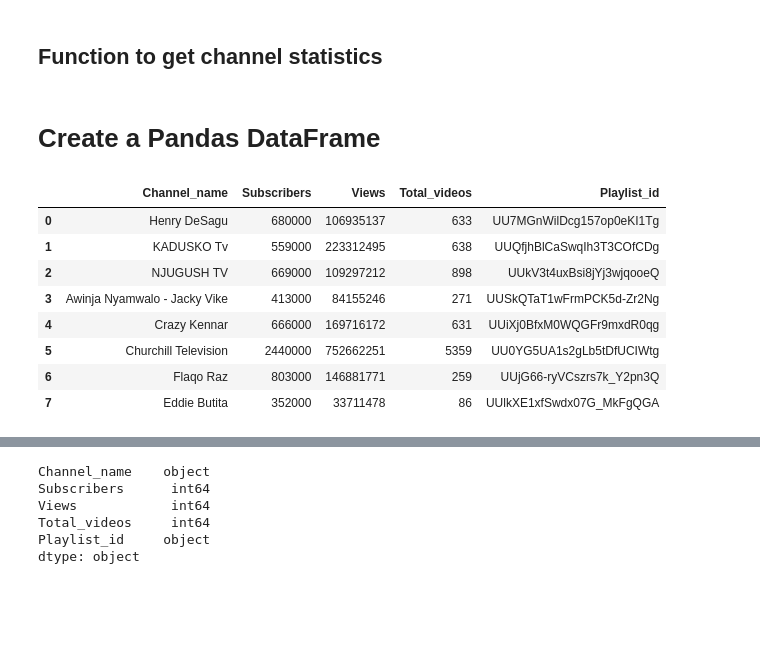
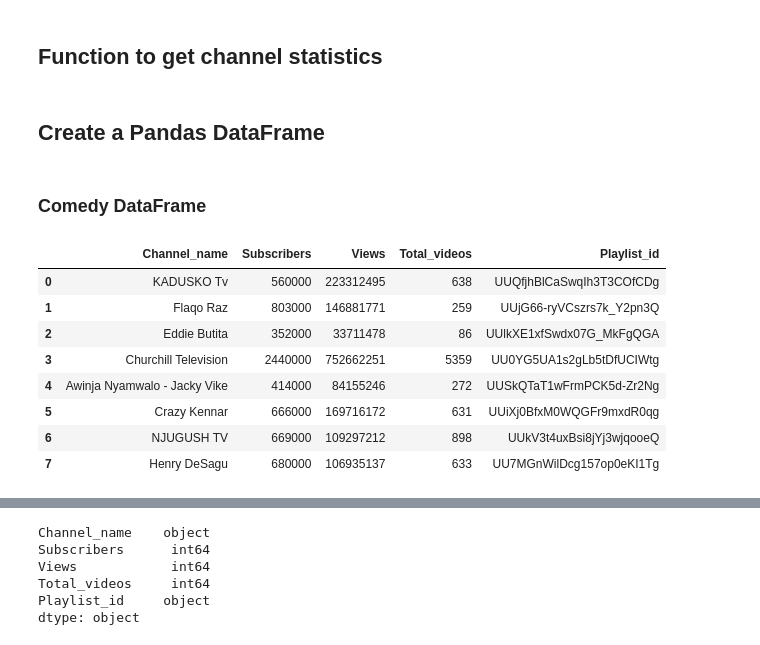
Before and after one commit to The-alpha-male/Kenya-YouTube-Analysis-Using-YouTube-API, a Jupyter notebook: Category_analysis.ipynb, the cells around one changed output, grey strips where cells are left out. Cells and saved outputs as stored; diff of their text form; code cells hidden in the pictures; blank space fills up the shorter version.

```diff
--- a/Category_analysis.ipynb
+++ b/Category_analysis.ipynb
@@ -52,16 +166,18 @@ def get_channel_stats(youtube, channel_ids):
 # %% [markdown]
-# Create a Pandas DataFrame
+## Create a Pandas DataFrame
+# %% [markdown]
+### Comedy DataFrame
 # %%
-channel_stats = get_channel_stats(youtube,channel_ids)
-channel_data = pd.DataFrame(channel_stats)
-channel_data
+comedy_channel_stats = get_channel_stats(youtube_comedy, comedy_channel_ids)
+comedy_channel_data = pd.DataFrame(comedy_channel_stats)
+comedy_channel_data
 # %% [output]
 |  | Channel_name | Subscribers | Views | Total_videos | Playlist_id |
-| 0 | Henry DeSagu | 680000 | 106935137 | 633 | UU7MGnWilDcg157op0eKI1Tg |
-| 1 | KADUSKO Tv | 559000 | 223312495 | 638 | UUQfjhBlCaSwqIh3T3COfCDg |
-| 2 | NJUGUSH TV | 669000 | 109297212 | 898 | UUkV3t4uxBsi8jYj3wjqooeQ |
-| 3 | Awinja Nyamwalo - Jacky Vike | 413000 | 84155246 | 271 | UUSkQTaT1wFrmPCK5d-Zr2Ng |
-| 4 | Crazy Kennar | 666000 | 169716172 | 631 | UUiXj0BfxM0WQGFr9mxdR0qg |
-| 5 | Churchill Television | 2440000 | 752662251 | 5359 | UU0YG5UA1s2gLb5tDfUCIWtg |
-| 6 | Flaqo Raz | 803000 | 146881771 | 259 | UUjG66-ryVCszrs7k_Y2pn3Q |
-| 7 | Eddie Butita | 352000 | 33711478 | 86 | UUlkXE1xfSwdx07G_MkFgQGA |
+| 0 | KADUSKO Tv | 560000 | 223312495 | 638 | UUQfjhBlCaSwqIh3T3COfCDg |
+| 1 | Flaqo Raz | 803000 | 146881771 | 259 | UUjG66-ryVCszrs7k_Y2pn3Q |
+| 2 | Eddie Butita | 352000 | 33711478 | 86 | UUlkXE1xfSwdx07G_MkFgQGA |
+| 3 | Churchill Television | 2440000 | 752662251 | 5359 | UU0YG5UA1s2gLb5tDfUCIWtg |
+| 4 | Awinja Nyamwalo - Jacky Vike | 414000 | 84155246 | 272 | UUSkQTaT1wFrmPCK5d-Zr2Ng |
+| 5 | Crazy Kennar | 666000 | 169716172 | 631 | UUiXj0BfxM0WQGFr9mxdR0qg |
+| 6 | NJUGUSH TV | 669000 | 109297212 | 898 | UUkV3t4uxBsi8jYj3wjqooeQ |
+| 7 | Henry DeSagu | 680000 | 106935137 | 633 | UU7MGnWilDcg157op0eKI1Tg |
```
Also changed, not shown: parts of 26 cells of this notebook, 3 other files.
